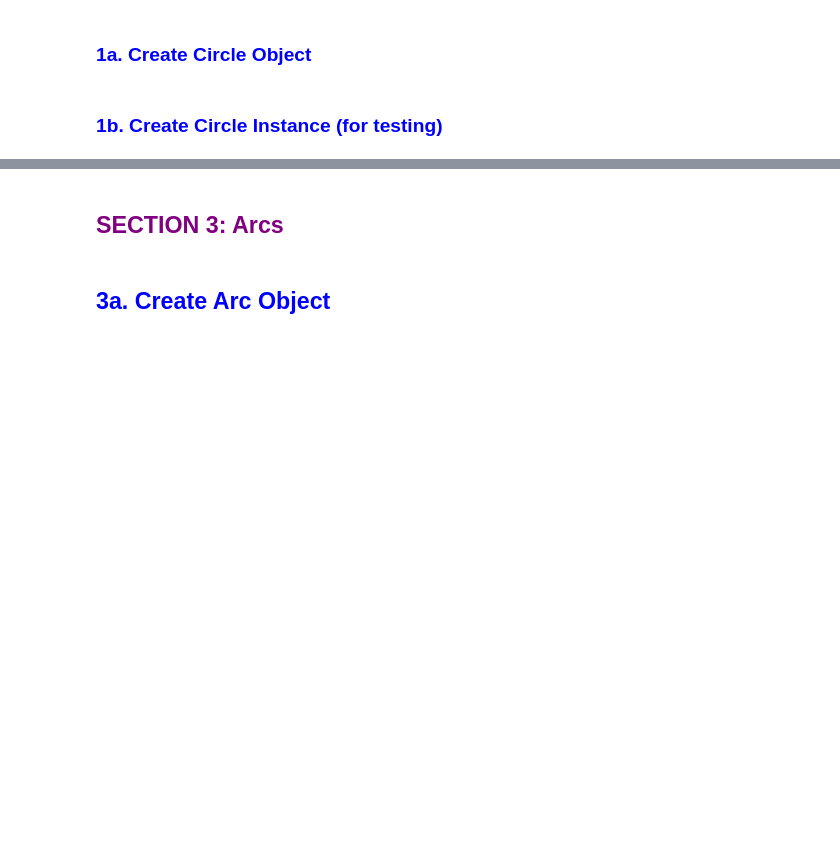
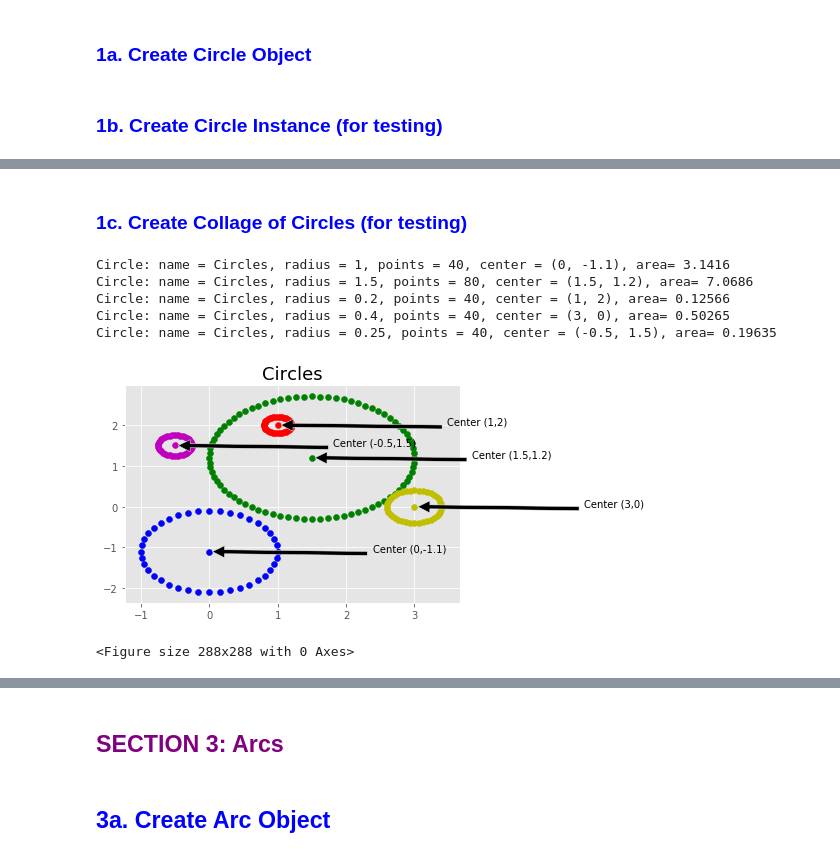
Before and after one commit to TechBull2020/Calculus-w-Python, a Jupyter notebook: Calculus - Shapes2D.ipynb, the cells around one changed output, grey strips where cells are left out. Drawn from its saved outputs; the diff is of its cells as text; code cells hidden in the pictures; blank space fills up the shorter version.

```diff
--- a/Calculus - Shapes2D.ipynb
+++ b/Calculus - Shapes2D.ipynb
@@ -83,2 +84,30 @@ Circle: name = Circle1, radius = 2, points = 80, center = (4, 1), area= 12.566
 Circumference data points, (x,y) values: [(6.0, 1.0), (5.9938, 1.1569), (5.9754, 1.3129), (5.9447, 1.4669), (5.9021, 1.618), (5.8478, 1.7654), (5.782, 1.908), (5.7053, 2.045), (5.618, 2.1756), (5.5208 ...
+# %% [markdown]
+### <font color=blue>1c. Create Collage of Circles (for testing)
+# %%
+
+if __name__ == '__main__':                           # testing only (not execute if called)
+    # set up circle parameters
+    c_radius = [1, 1.5,.2, .4, .25]                  # radius for each circle
+    c_xctr = [0,1.5,1, 3, -.5]                       # center x-coordinate for each circle
+    c_yctr = [-1.1, 1.2, 2, 0, 1.5]                  # center y-coordinate for each circle
+    c_color = ['b', 'g', 'r', 'y', 'm']              # color for each circle
+    c_list = [0 for i in c_radius]                   # circle output (each list element will be a circle object)
+
+    for idx in range(len(c_radius)):                 # for each circle
+        c_list[idx] = Circle(name='Circles', r=c_radius[idx],
+            xc=c_xctr[idx], yc=c_yctr[idx], c=c_color[idx])     # Create object (circle)
+        print(c_list[idx])                           # print key features of object
+        c_list[idx].image()                          # generate image
+
+    plt.figure(figsize=(4,4))                        # resets to new figure
+    plt.show()                                       # Show image
+# %% [output]
+Circle: name = Circles, radius = 1, points = 40, center = (0, -1.1), area= 3.1416
+Circle: name = Circles, radius = 1.5, points = 80, center = (1.5, 1.2), area= 7.0686
+Circle: name = Circles, radius = 0.2, points = 40, center = (1, 2), area= 0.12566
+Circle: name = Circles, radius = 0.4, points = 40, center = (3, 0), area= 0.50265
+Circle: name = Circles, radius = 0.25, points = 40, center = (-0.5, 1.5), area= 0.19635
+[figure, added]
+<Figure size 288x288 with 0 Axes>
 # %% [markdown]
```
Also changed, not shown: parts of 8 cells of this notebook.
